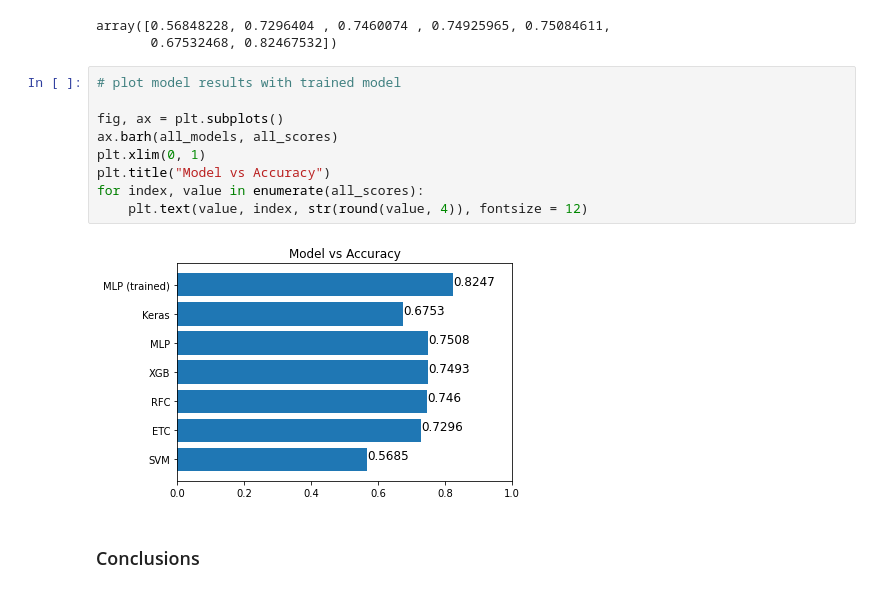
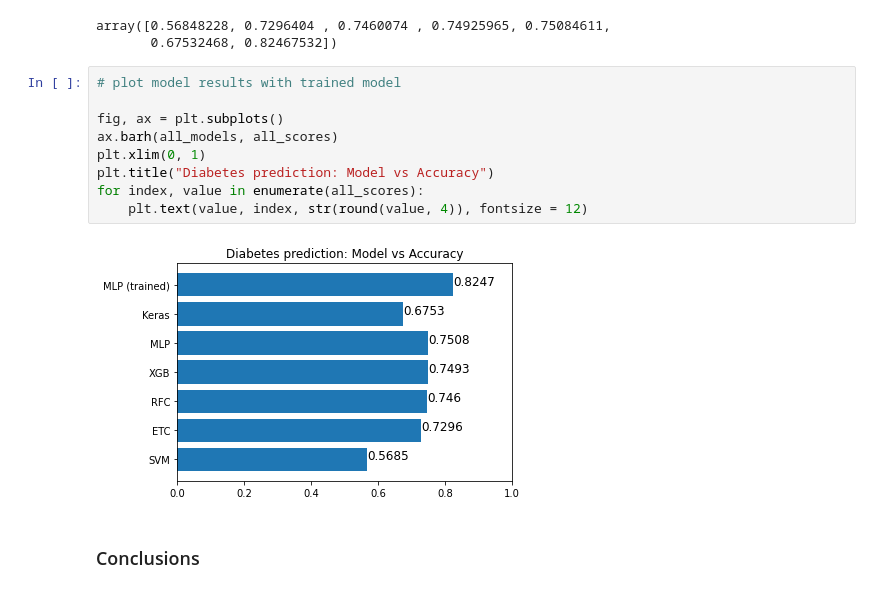
Before and after one commit to HinePo/diabetes-ML-and-DL-study, a Jupyter notebook: Generic_ML.ipynb, the cells around one changed output. Saved outputs shown, nothing was run; the diff lists cells and outputs as text.

```diff
--- a/Generic_ML.ipynb
+++ b/Generic_ML.ipynb
@@ -520,14 +523,14 @@ array([0.56848228, 0.7296404 , 0.7460074 , 0.74925965, 0.75084611,
 # %%
 # plot model results with trained model
 
 fig, ax = plt.subplots()
 ax.barh(all_models, all_scores)
 plt.xlim(0, 1)
-plt.title("Model vs Accuracy")
+plt.title("Diabetes prediction: Model vs Accuracy")
 for index, value in enumerate(all_scores):
     plt.text(value, index, str(round(value, 4)), fontsize = 12)
 # %% [output]
-[figure, old version]
+[figure, new version]
 # %% [markdown]
 ### Conclusions
 # %% [markdown]
```
Also changed, not shown: parts of 2 cells of this notebook.
